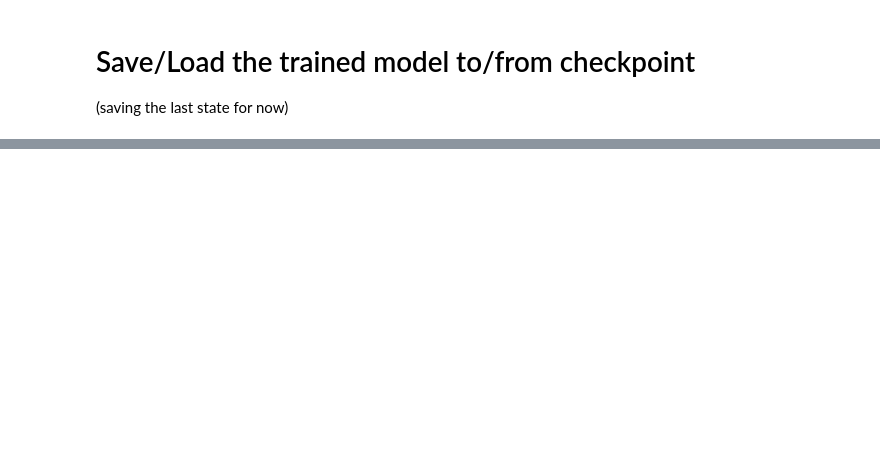
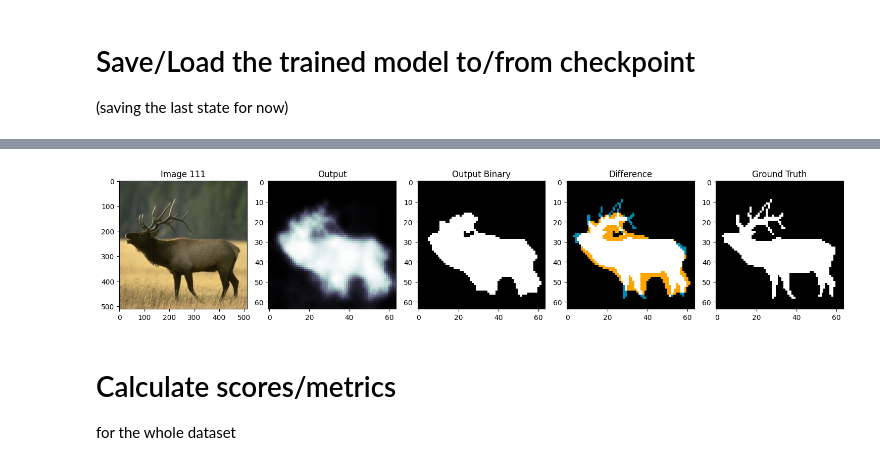
Before and after one commit to chrisoffner/dl23_course_project, a Jupyter notebook: notebooks/cross_attn_experiment_aa.ipynb, the cells around one changed output, grey strips where cells are left out. Cells and saved outputs as stored; diff of their text form; code cells hidden in the pictures; blank space fills up the shorter version.

```diff
--- a/notebooks/cross_attn_experiment_aa.ipynb
+++ b/notebooks/cross_attn_experiment_aa.ipynb
@@ -321,5 +359,5 @@ checkpoint_path = os.path.join(os.getcwd(), 'cross_attn_experiment.ckpt')
 torch.save(model.state_dict(), checkpoint_path)
 # %%
 # load model from checkpoint
-model = LinearProbe(n_timesteps=len(dataset_train.timesteps)).to(DEVICE)
+model = LinearProbe2(n_timesteps=len(dataset_train.timesteps)).to(DEVICE)
 model.load_state_dict(torch.load(checkpoint_path))
@@ -331,27 +444,21 @@ DEVICE
 # %%
-idx =77
+def results_one_sample(idx):
 
-img = load_image_as_tensor(gt_paths[idx].parent.parent / "img" / (gt_paths[idx].stem + ".jpg"))
-gt = load_image_as_tensor(gt_paths[idx], True)
+    img = load_image_as_tensor(gt_paths[idx].parent.parent / "img" / (gt_paths[idx].stem + ".jpg"))
+    gt = load_image_as_tensor(gt_paths[idx], True)
 
-with torch.no_grad():
-    cross_attn_8, cross_attn_16, cross_attn_32, cross_attn_64, _ = dataset[idx]
-    cross_attn_8 = cross_attn_8.squeeze().to(DEVICE)
-    cross_attn_16 = cross_attn_16.squeeze().to(DEVICE)
-    cross_attn_32 = cross_attn_32.squeeze().to(DEVICE)
-    cross_attn_64 = cross_attn_64.squeeze().to(DEVICE)
-    gt = gt.to(DEVICE)
-    output = model(cross_attn_8, cross_attn_16, cross_attn_32, cross_attn_64)
+    with torch.no_grad():
+        cross_attn_8, cross_attn_16, cross_attn_32, cross_attn_64, _ = dataset[idx]
+        cross_attn_8 = cross_attn_8.squeeze().to(DEVICE).unsqueeze(0)
+        cross_attn_16 = cross_attn_16.squeeze().to(DEVICE).unsqueeze(0)
+        cross_attn_32 = cross_attn_32.squeeze().to(DEVICE).unsqueeze(0)
+        cross_attn_64 = cross_attn_64.squeeze().to(DEVICE).unsqueeze(0)
+        gt = gt.to(DEVICE)
+        output = model([cross_attn_8, cross_attn_16, cross_attn_32, cross_attn_64]).squeeze(0)
+        loss = criterion(output, gt)
 
-fig, axs = plt.subplots(1, 4, figsize=(15, 5))
+    output = output.cpu()
+    gt = gt.cpu()
+    loss = loss.item()
 
-img = img.cpu()
-gt = gt.cpu()
-output = output.cpu()
-output_binary = (output >= 0.5).float()
-
-
-axs[0].imshow(img.permute(1, 2, 0))
-axs[1].imshow(output)
-axs[2].imshow(output_binary)
-axs[3].imshow(gt, cmap='gray')
+    return img, output, gt, loss
@@ -473,0 +465,9 @@ plot_masks_grid(cross_attn_64[0].cpu())
+# %%
+idx = 111
+img, output, gt, loss = results_one_sample(idx)
+plot_segmentation_results(img, gt, output, idx, True)
+# %% [output]
+[figure, added]
+# %% [markdown]
+# Calculate scores/metrics
+for the whole dataset
```
Also changed, not shown: parts of 50 cells of this notebook, 3 other files.
